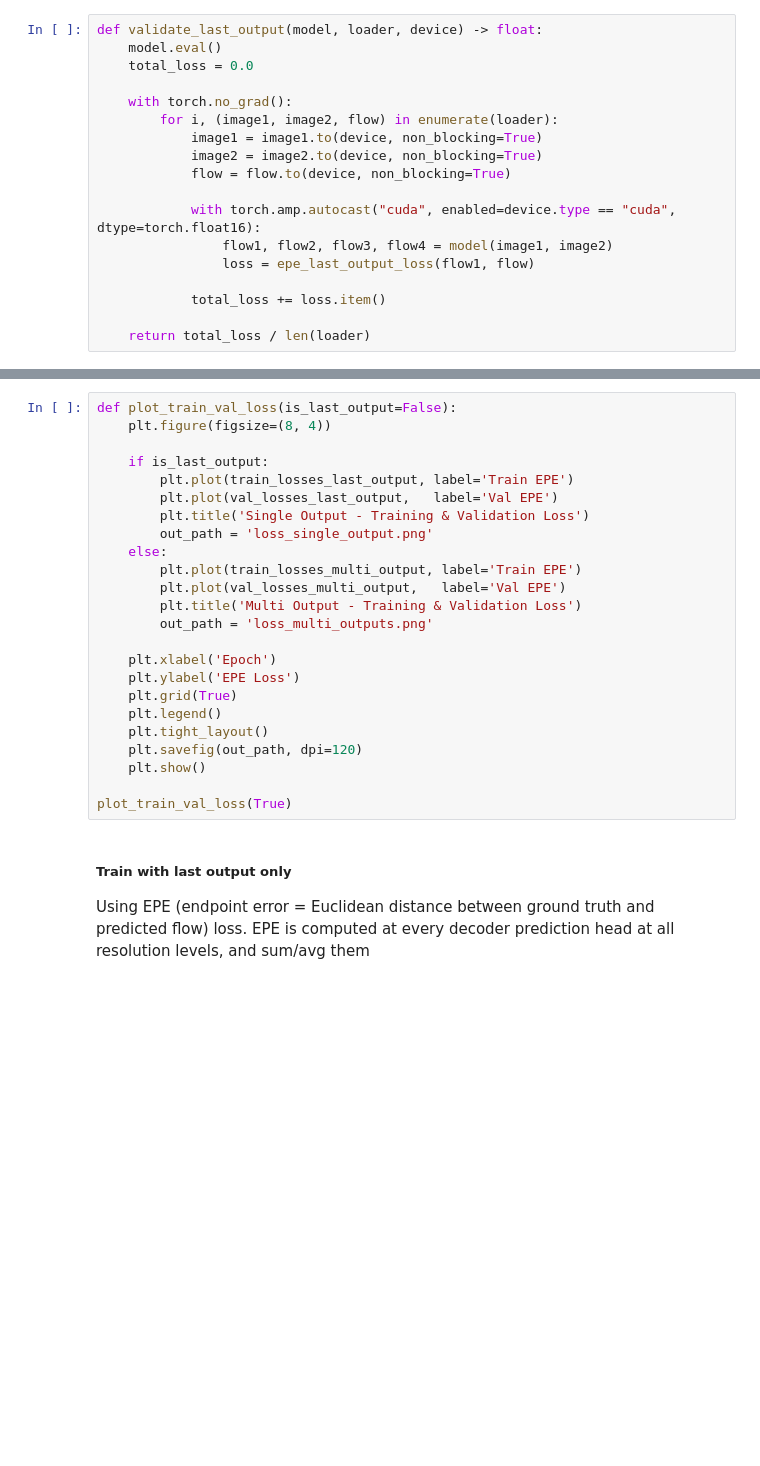
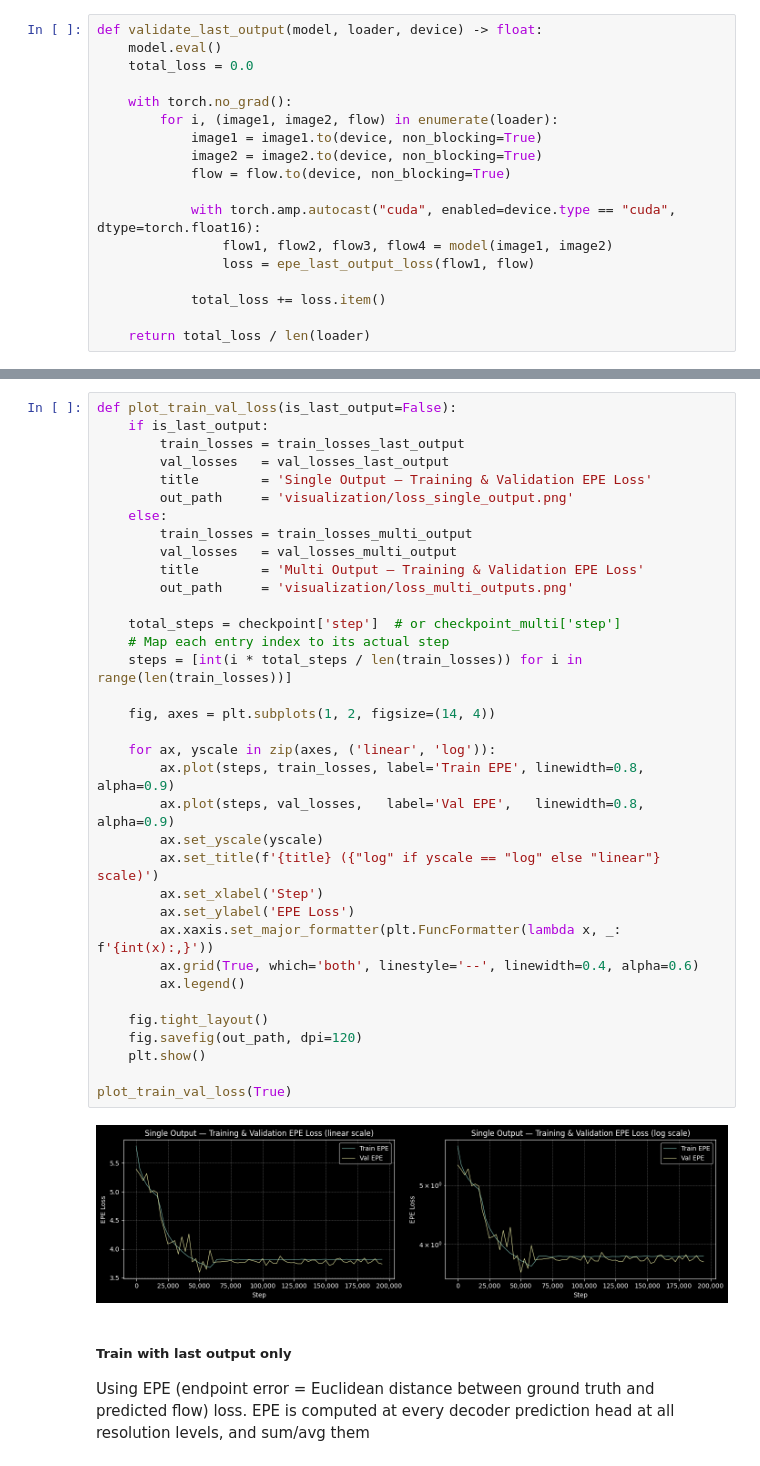
Before and after one commit to korunoskandrea/RV, a Jupyter notebook: vaja_03/optical_flow.ipynb, the cells around one changed output, grey strips where cells are left out. Drawn from its saved outputs; the diff is of its cells as text; blank space fills up the shorter version.

```diff
--- a/vaja_03/optical_flow.ipynb
+++ b/vaja_03/optical_flow.ipynb
@@ -509,27 +501,40 @@ Final last output model saved.
 # %%
 def plot_train_val_loss(is_last_output=False):
-    plt.figure(figsize=(8, 4))
+    if is_last_output:
+        train_losses = train_losses_last_output
+        val_losses   = val_losses_last_output
+        title        = 'Single Output — Training & Validation EPE Loss'
+        out_path     = 'visualization/loss_single_output.png'
+    else:
+        train_losses = train_losses_multi_output
+        val_losses   = val_losses_multi_output
+        title        = 'Multi Output — Training & Validation EPE Loss'
+        out_path     = 'visualization/loss_multi_outputs.png'
 
-    if is_last_output:
-        plt.plot(train_losses_last_output, label='Train EPE')
-        plt.plot(val_losses_last_output,   label='Val EPE')
-        plt.title('Single Output - Training & Validation Loss')
-        out_path = 'loss_single_output.png'
-    else:
-        plt.plot(train_losses_multi_output, label='Train EPE')
-        plt.plot(val_losses_multi_output,   label='Val EPE')
-        plt.title('Multi Output - Training & Validation Loss')
-        out_path = 'loss_multi_outputs.png'
+    total_steps = checkpoint['step']  # or checkpoint_multi['step']
+    # Map each entry index to its actual step
+    steps = [int(i * total_steps / len(train_losses)) for i in range(len(train_losses))]
 
-    plt.xlabel('Epoch')
-    plt.ylabel('EPE Loss')
-    plt.grid(True)
-    plt.legend()
-    plt.tight_layout()
-    plt.savefig(out_path, dpi=120)
+    fig, axes = plt.subplots(1, 2, figsize=(14, 4))
+
+    for ax, yscale in zip(axes, ('linear', 'log')):
+        ax.plot(steps, train_losses, label='Train EPE', linewidth=0.8, alpha=0.9)
+        ax.plot(steps, val_losses,   label='Val EPE',   linewidth=0.8, alpha=0.9)
+        ax.set_yscale(yscale)
+        ax.set_title(f'{title} ({"log" if yscale == "log" else "linear"} scale)')
+        ax.set_xlabel('Step')
+        ax.set_ylabel('EPE Loss')
+        ax.xaxis.set_major_formatter(plt.FuncFormatter(lambda x, _: f'{int(x):,}'))
+        ax.grid(True, which='both', linestyle='--', linewidth=0.4, alpha=0.6)
+        ax.legend()
+
+    fig.tight_layout()
+    fig.savefig(out_path, dpi=120)
     plt.show()
 
 plot_train_val_loss(True)
+# %% [output]
+[figure, added]
 # %% [markdown]
 ##### Train with last output only
 
```
Also changed, not shown: parts of 10 cells of this notebook, 15 other files.
